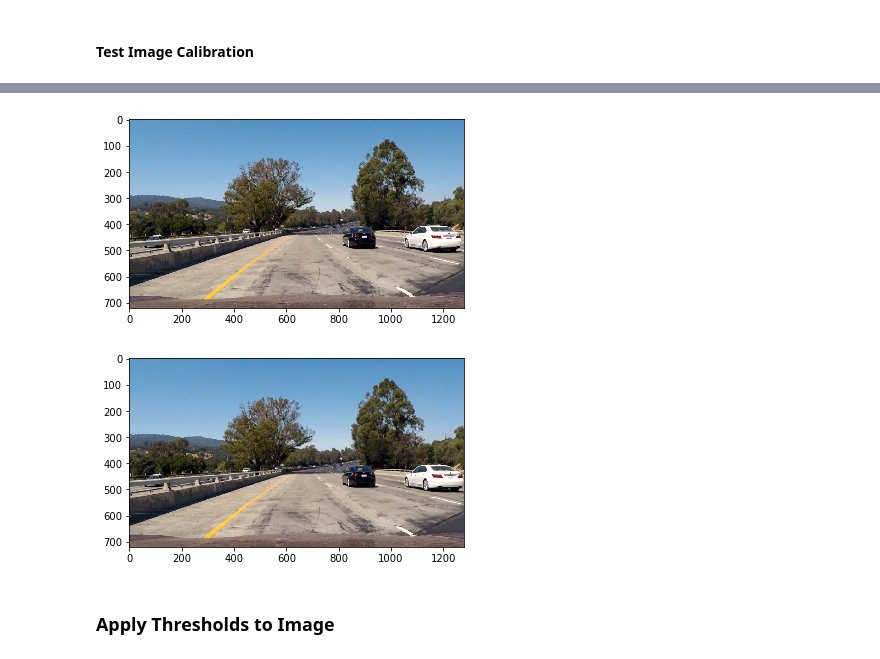
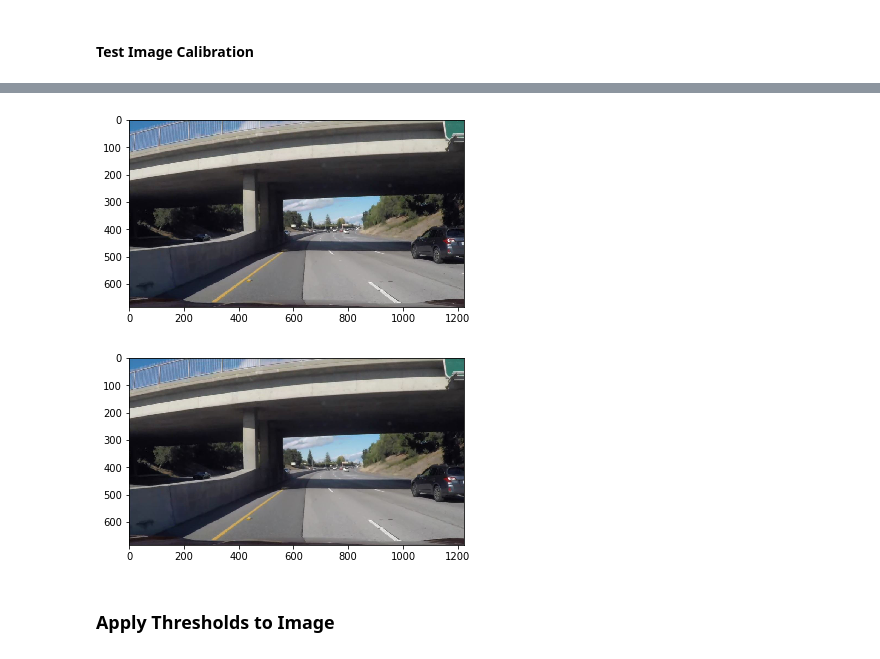
Before and after one commit to rahul1593/Advanced-Lane-Finding, a Jupyter notebook: Proto1.ipynb, the cells around one changed output, grey strips where cells are left out. Saved outputs shown, nothing was run; the diff lists cells and outputs as text; code cells hidden in the pictures.

```diff
--- a/Proto1.ipynb
+++ b/Proto1.ipynb
@@ -295,14 +301,14 @@ plt.show()
 # %%
-t_img = cv2.imread("./test_images/test1.jpg")
+t_img = cv2.imread("./test_images/road31.jpg")
 img = cv2.cvtColor(t_img, cv2.COLOR_BGR2RGB)
 plt.imshow(img)
 plt.show()
 img = getCaliberatedImage(img, cam_mtx, cam_dist)
 plt.imshow(img)
 plt.show()
 # %% [output]
-[figure, old version]
+[figure, new version]
-[figure, old version]
+[figure, new version]
 # %% [markdown]
 ### Apply Thresholds to Image
 # %%
```
Also changed, not shown: parts of 10 cells of this notebook.
